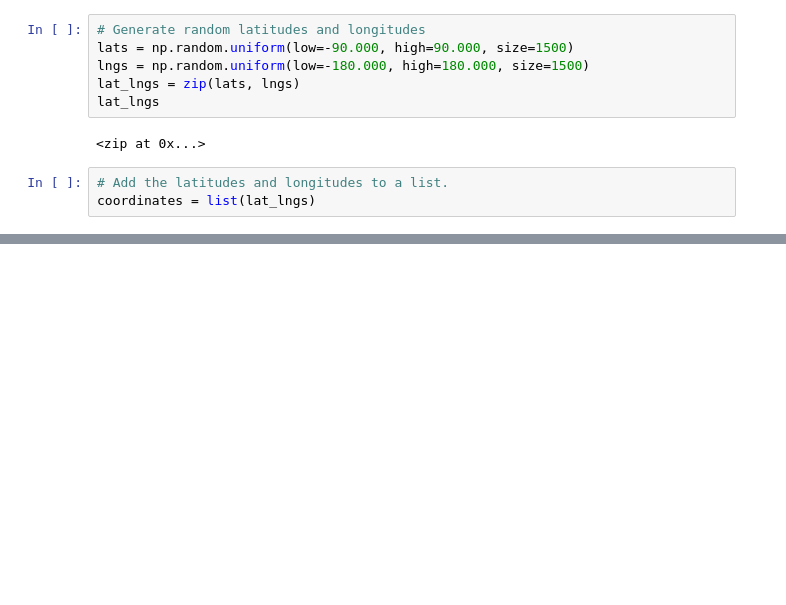
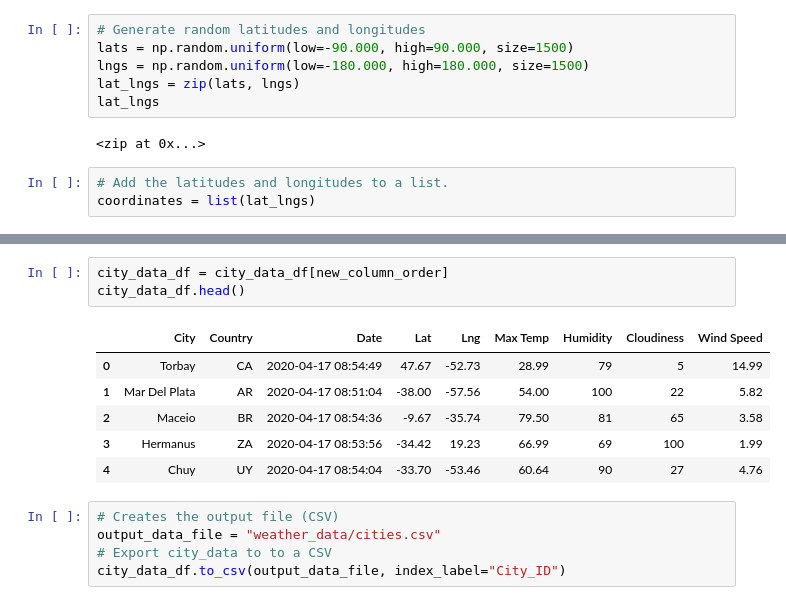
Before and after one commit to amoogat/World_Weather_Analysis, a Jupyter notebook: WeatherPy.ipynb, the cells around one changed output, grey strips where cells are left out. Drawn from its saved outputs; the diff is of its cells as text; blank space fills up the shorter version.

```diff
--- a/WeatherPy.ipynb
+++ b/WeatherPy.ipynb
@@ -31,0 +139,15 @@ len(cities)
+# %%
+city_data_df = city_data_df[new_column_order]
+city_data_df.head()
+# %% [output]
+|  | City | Country | Date | Lat | Lng | Max Temp | Humidity | Cloudiness | Wind Speed |
+| 0 | Torbay | CA | 2020-04-17 08:54:49 | 47.67 | -52.73 | 28.99 | 79 | 5 | 14.99 |
+| 1 | Mar Del Plata | AR | 2020-04-17 08:51:04 | -38.00 | -57.56 | 54.00 | 100 | 22 | 5.82 |
+| 2 | Maceio | BR | 2020-04-17 08:54:36 | -9.67 | -35.74 | 79.50 | 81 | 65 | 3.58 |
+| 3 | Hermanus | ZA | 2020-04-17 08:53:56 | -34.42 | 19.23 | 66.99 | 69 | 100 | 1.99 |
+| 4 | Chuy | UY | 2020-04-17 08:54:04 | -33.70 | -53.46 | 60.64 | 90 | 27 | 4.76 |
+# %%
+# Creates the output file (CSV)
+output_data_file = "weather_data/cities.csv"
+# Export city_data to to a CSV
+city_data_df.to_csv(output_data_file, index_label="City_ID")
```
Also changed, not shown: parts of 6 cells of this notebook, 2 other files.
